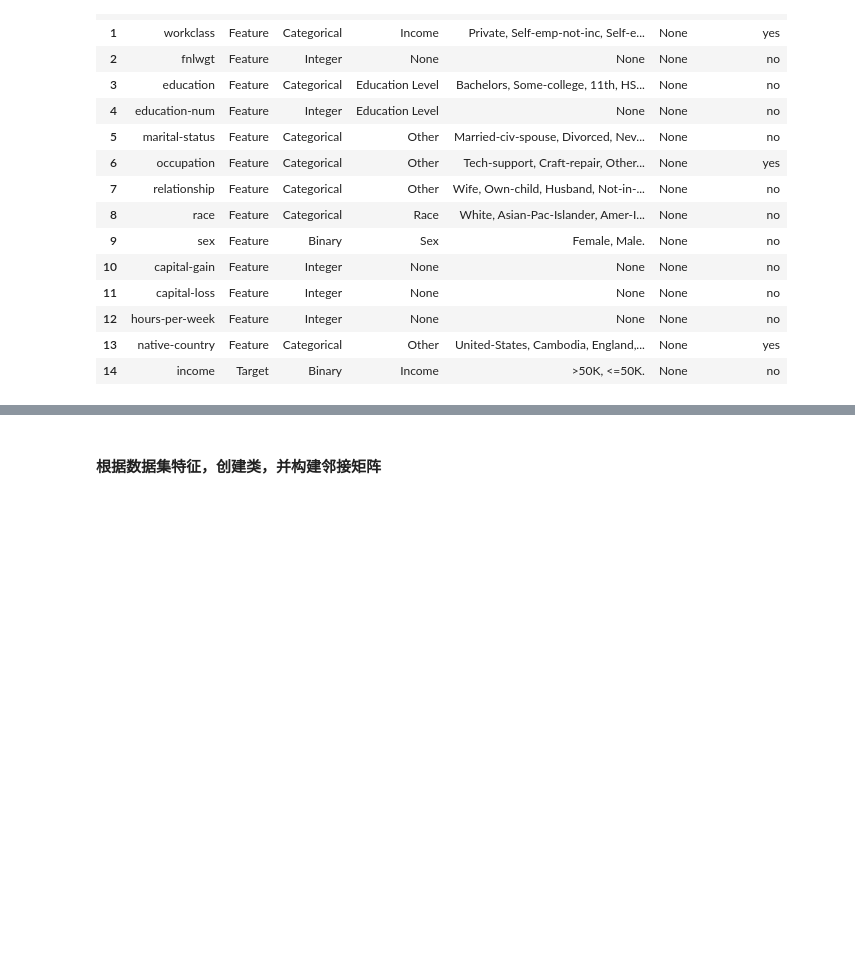
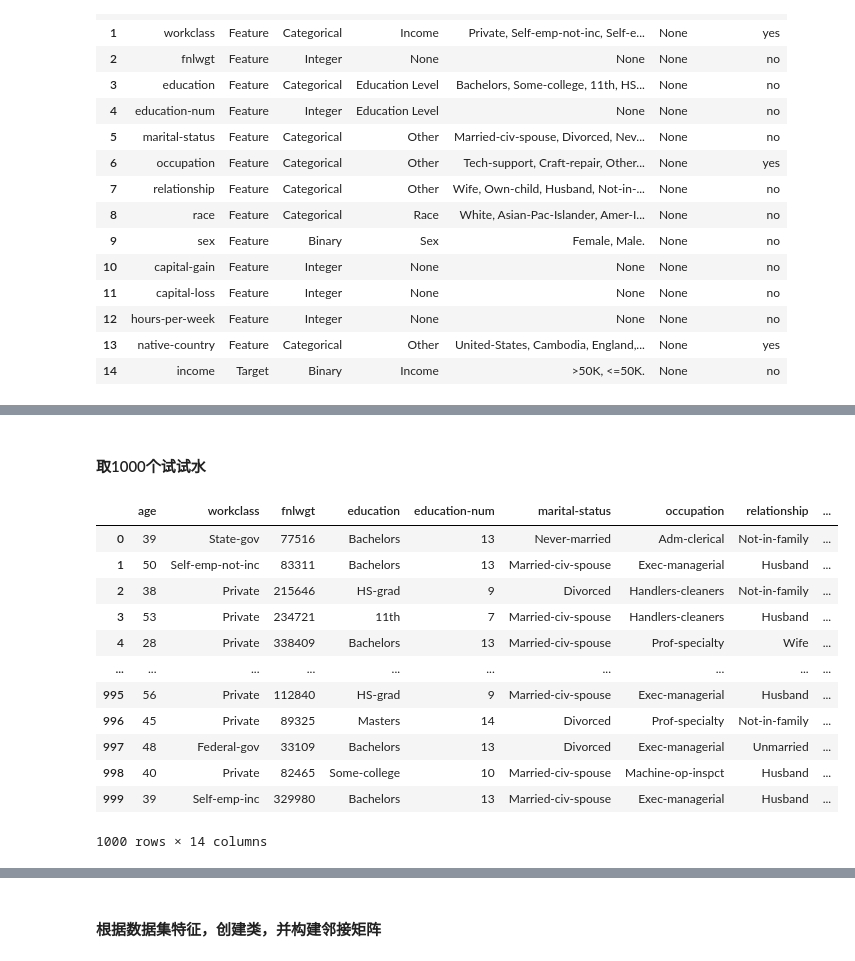
Before and after one commit to Sweet196/Network-Embedding-Algorithm, a Jupyter notebook: notebook/Adult.ipynb, the cells around one changed output, grey strips where cells are left out. Drawn from its saved outputs; the diff is of its cells as text; code cells hidden in the pictures; blank space fills up the shorter version.

```diff
--- a/notebook/Adult.ipynb
+++ b/notebook/Adult.ipynb
@@ -48,0 +55,20 @@ df_X.head(5)
+# %% [markdown]
+#### 取1000个试试水
+# %%
+# 取1000条数据
+df_X = df_X[:1000]
+df_X
+# %% [output]
+|  | age | workclass | fnlwgt | education | education-num | marital-status | occupation | relationship | ... |
+| 0 | 39 | State-gov | 77516 | Bachelors | 13 | Never-married | Adm-clerical | Not-in-family | ... |
+| 1 | 50 | Self-emp-not-inc | 83311 | Bachelors | 13 | Married-civ-spouse | Exec-managerial | Husband | ... |
+| 2 | 38 | Private | 215646 | HS-grad | 9 | Divorced | Handlers-cleaners | Not-in-family | ... |
+| 3 | 53 | Private | 234721 | 11th | 7 | Married-civ-spouse | Handlers-cleaners | Husband | ... |
+| 4 | 28 | Private | 338409 | Bachelors | 13 | Married-civ-spouse | Prof-specialty | Wife | ... |
+| ... | ... | ... | ... | ... | ... | ... | ... | ... | ... |
+| 995 | 56 | Private | 112840 | HS-grad | 9 | Married-civ-spouse | Exec-managerial | Husband | ... |
+| 996 | 45 | Private | 89325 | Masters | 14 | Divorced | Prof-specialty | Not-in-family | ... |
+| 997 | 48 | Federal-gov | 33109 | Bachelors | 13 | Divorced | Exec-managerial | Unmarried | ... |
+| 998 | 40 | Private | 82465 | Some-college | 10 | Married-civ-spouse | Machine-op-inspct | Husband | ... |
+| 999 | 39 | Self-emp-inc | 329980 | Bachelors | 13 | Married-civ-spouse | Exec-managerial | Husband | ... |
+1000 rows × 14 columns
```
Also changed, not shown: parts of 11 cells of this notebook, 2 other files.
